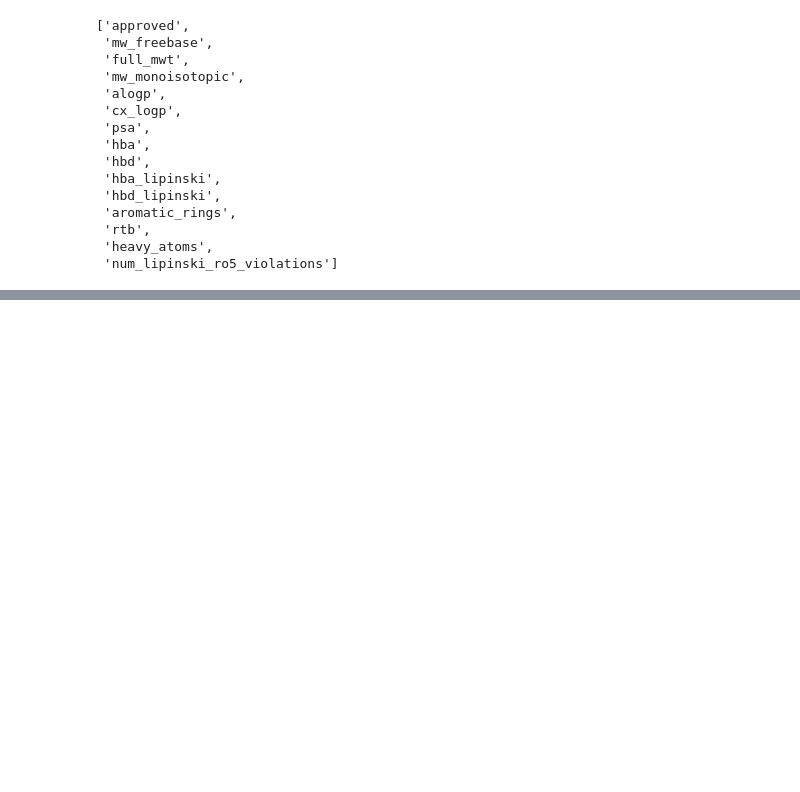
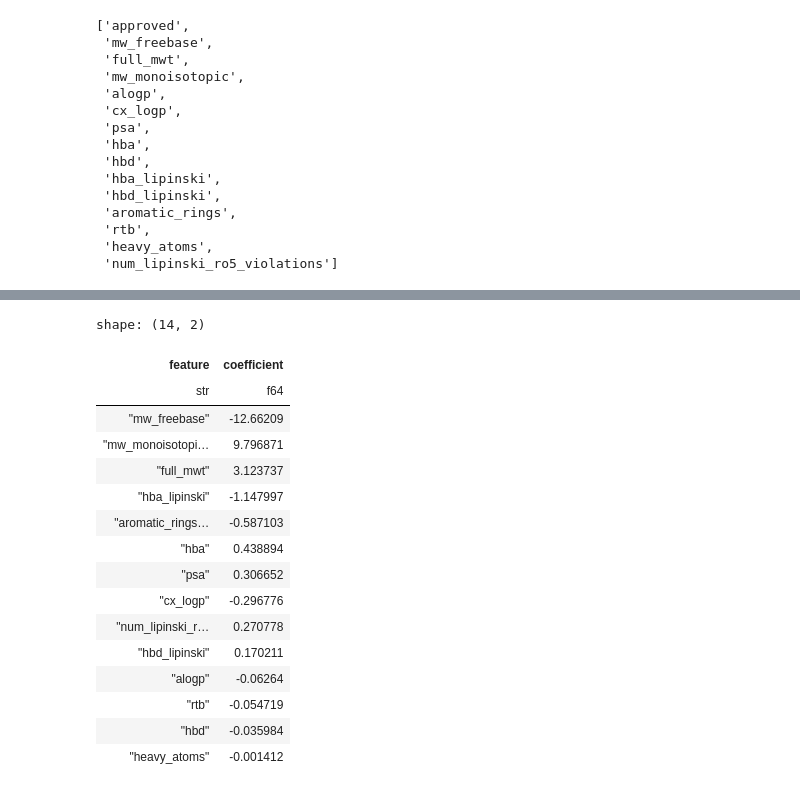
Before and after one commit to Martijn-Sturm/ads-code, a Jupyter notebook: scripts/lr.ipynb, the cells around one changed output, grey strips where cells are left out. Cells and saved outputs as stored; diff of their text form; code cells hidden in the pictures; blank space fills up the shorter version.

Commit message:
logistic regression

```diff
--- a/scripts/lr.ipynb
+++ b/scripts/lr.ipynb
@@ -24,5 +17,5 @@ properties = read.read_csv("compound_properties").select(["molregno", *columns.p
 # %%
-df = approved_binary.join(properties, on="molregno").drop("molregno")
+df = approved_binary.join(properties, on="molregno").drop("molregno").drop_nulls()
 df.columns
 # %% [output]
 ['approved',
@@ -42,0 +54,3 @@ df.columns
+# %%
+standardizer = StandardScaler()
+standardized_properties = standardizer.fit_transform(df.select(columns.properties_table).to_numpy())
@@ -42,0 +59,3 @@ df.columns
+# %%
+y = df.get_column("approved").to_numpy()
+y
@@ -42,0 +68,2 @@ df.columns
+# %%
+l2_lr_cv = LogisticRegressionCV(penalty="l2", class_weight={True: 900, False: 1}, max_iter=100, scoring="average_precision").fit(standardized_properties, y)
@@ -42,0 +107,22 @@ df.columns
+# %%
+coefficients = pl.DataFrame({col: coef for coef, col in zip(l2_lr_cv.coef_.tolist()[0], columns.properties_table)}).melt(variable_name="feature", value_name="coefficient")
+coefficients_ordered = coefficients.with_columns(pl.col("coefficient").abs().alias("abs_coef")).sort("abs_coef", descending=True).drop("abs_coef")
+coefficients_ordered
+# %% [output]
+shape: (14, 2)
+| feature | coefficient |
+| str | f64 |
+| "mw_freebase" | -12.66209 |
+| "mw_monoisotopi… | 9.796871 |
+| "full_mwt" | 3.123737 |
+| "hba_lipinski" | -1.147997 |
+| "aromatic_rings… | -0.587103 |
+| "hba" | 0.438894 |
+| "psa" | 0.306652 |
+| "cx_logp" | -0.296776 |
+| "num_lipinski_r… | 0.270778 |
+| "hbd_lipinski" | 0.170211 |
+| "alogp" | -0.06264 |
+| "rtb" | -0.054719 |
+| "hbd" | -0.035984 |
+| "heavy_atoms" | -0.001412 |
```
Also changed, not shown: parts of 15 cells of this notebook.
